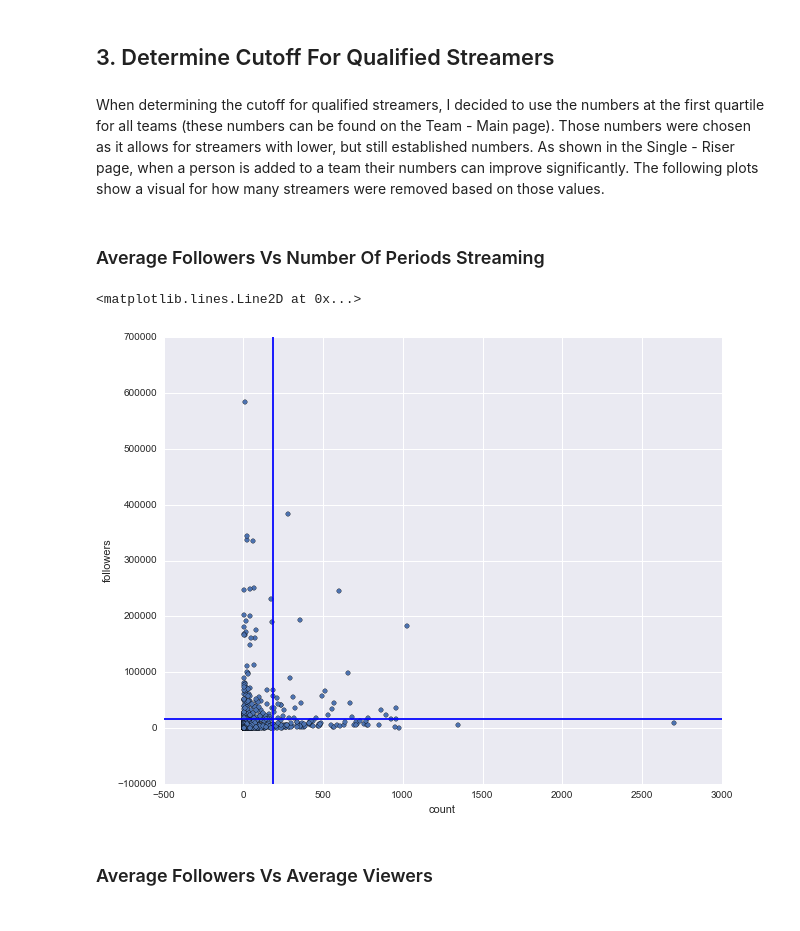
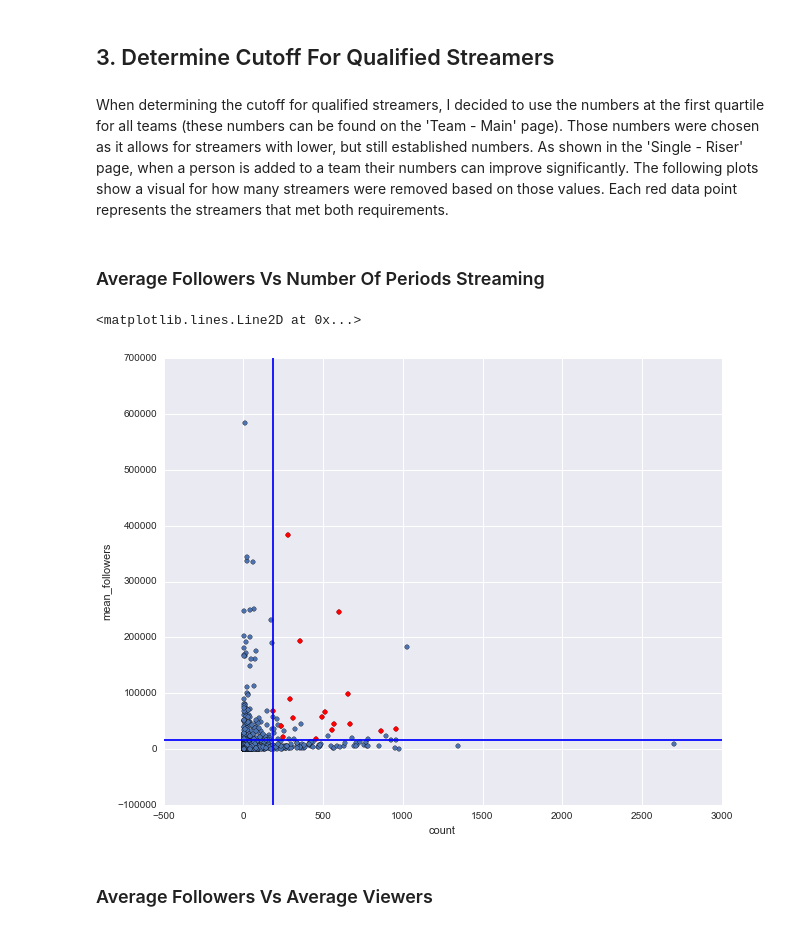
Before and after one commit to sslampa/twitch-repo, a Jupyter notebook: Single/Single - Best Fit.ipynb, the cells around one changed output. Cells and saved outputs as stored; diff of their text form; code cells hidden in the pictures.

Commit message:
changed plots and explanations

```diff
--- a/Single - Best Fit.ipynb
+++ b/Single/Single - Best Fit.ipynb
@@ -59,20 +59,24 @@ tourn_follo = pd.DataFrame(no_tourn_team_df.groupby('name')['followers'].mean())
 tourn_views = pd.DataFrame(no_tourn_team_df.groupby('name')['current_viewers'].mean()).reset_index()
 no_tourn_agg = pd.merge(tourn_count, tourn_follo, on='name')
 no_tourn_agg = pd.merge(no_tourn_agg, tourn_views, on='name')
-no_tourn_agg.columns = ('name', 'count', 'followers', 'current_viewers')
+no_tourn_agg.columns = ('name', 'count', 'mean_followers', 'mean_viewers')
 # %% [markdown]
 ## 3. Determine Cutoff For Qualified Streamers
 # %% [markdown]
-When determining the cutoff for qualified streamers, I decided to use the numbers at the first quartile for all teams (these numbers can be found on the Team - Main page). Those numbers were chosen as it allows for streamers with lower, but still established numbers. As shown in the Single - Riser page, when a person is added to a team their numbers can improve significantly. The following plots show a visual for how many streamers were removed based on those values.
+When determining the cutoff for qualified streamers, I decided to use the numbers at the first quartile for all teams (these numbers can be found on the 'Team - Main' page). Those numbers were chosen as it allows for streamers with lower, but still established numbers. As shown in the 'Single - Riser' page, when a person is added to a team their numbers can improve significantly. The following plots show a visual for how many streamers were removed based on those values. Each red data point represents the streamers that met both requirements.
+# %%
+qualified_streamer = no_tourn_agg[(no_tourn_agg['mean_followers'] >= 16800) & (no_tourn_agg['count'] >= 186) &
+                                  (no_tourn_agg['mean_viewers'] >= 760)]
 # %% [markdown]
 ### Average Followers Vs Number Of Periods Streaming
 # %%
-g = no_tourn_agg.plot('count', 'followers', kind='scatter', figsize=(10,8))
+g = no_tourn_agg.plot('count', 'mean_followers', kind='scatter', figsize=(10,8))
+qualified_streamer.plot('count', 'mean_followers', kind='scatter', ax=g, color='red')
 plt.axhline(16800)
 plt.axvline(186)
 # %% [output]
 <matplotlib.lines.Line2D at 0x...>
-[figure, old version]
+[figure, new version]
 # %% [markdown]
 ### Average Followers Vs Average Viewers
 # %%
```
Also changed, not shown: parts of 6 cells of this notebook, 6 other files.
